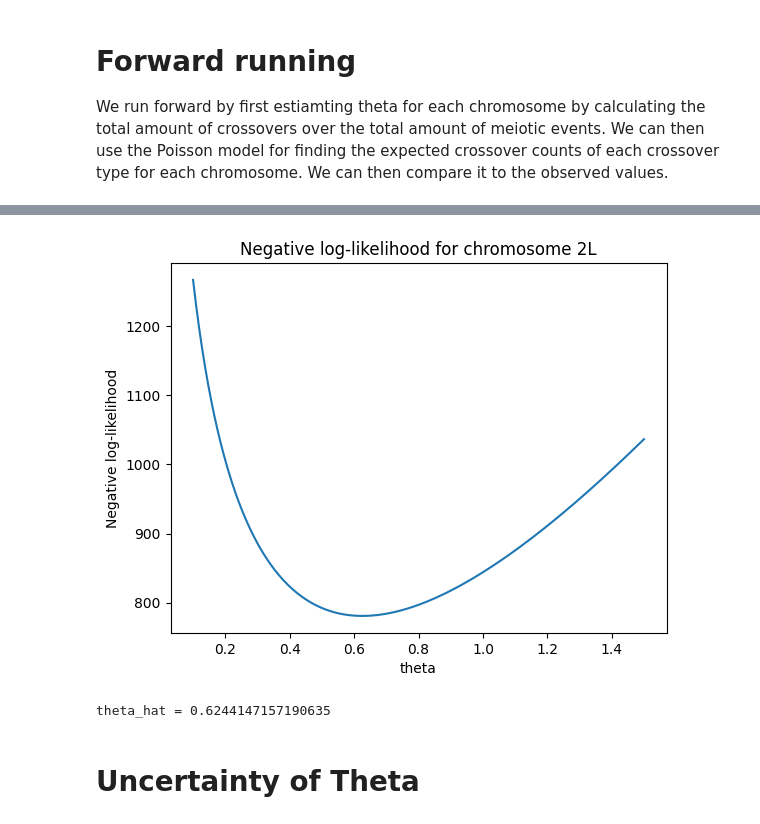
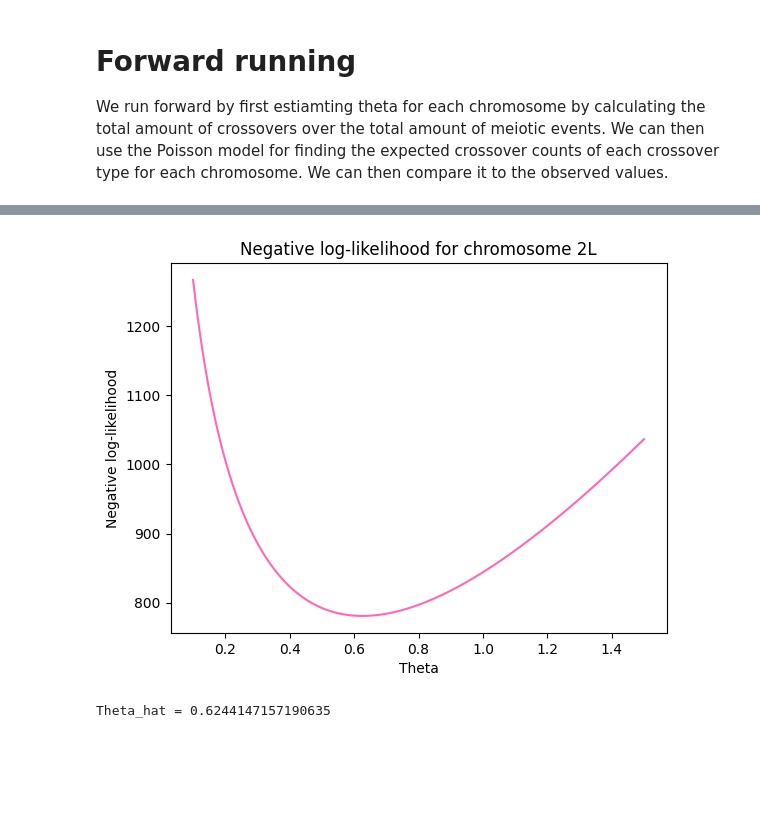
Before and after one commit to Feral-Raccoon67/cb2330-portfolio, a Jupyter notebook: project.ipynb, the cells around one changed output, grey strips where cells are left out. Saved outputs shown, nothing was run; the diff lists cells and outputs as text; code cells hidden in the pictures; blank space fills up the shorter version.

```diff
--- a/project.ipynb
+++ b/project.ipynb
@@ -64,10 +65,10 @@ for chromosome in chromosomes:
   plt.figure(figsize=(6, 4))
 
   plt.bar(np.array(crossover_classes) - width/2, counts,
-          width=width, label="Observed")
+          width=width, label="Observed", color = "hotpink")
 
   plt.bar(np.array(crossover_classes) + width/2, expected,
-            width=width, label="Expected")
+            width=width, label="Expected from Poisson", color = "pink")
 
   plt.xlabel("Number of crossovers")
   plt.ylabel("Number of meiotic events")
@@ -144,31 +146,29 @@ def position_of_min(values):
 # %%
 thetas = np.linspace(0.1, 1.5, 300)
 nLLs = np.zeros(len(thetas))
 
 for i in range(len(thetas)):
 
     nLLs[i] = nLL(
         crossover_classes,
         data["2L"],
         thetas[i]
     )
 
-plt.plot(thetas, nLLs)
+plt.plot(thetas, nLLs, color = "hotpink")
 
-plt.xlabel("theta")
+plt.xlabel("Theta")
 plt.ylabel("Negative log-likelihood")
 plt.title("Negative log-likelihood for chromosome 2L")
 
 plt.show()
 # %% [output]
-[figure, old version]
+[figure, new version]
 # %%
 best = position_of_min(nLLs)
 
 theta_hat = thetas[best]
 
-print("theta_hat =", theta_hat)
+print("Theta_hat =", theta_hat)
 # %% [output]
-theta_hat = 0.6244147157190635
+Theta_hat = 0.6244147157190635
-# %% [markdown]
-# Uncertainty of Theta
```
Also changed, not shown: parts of 6 cells of this notebook.
